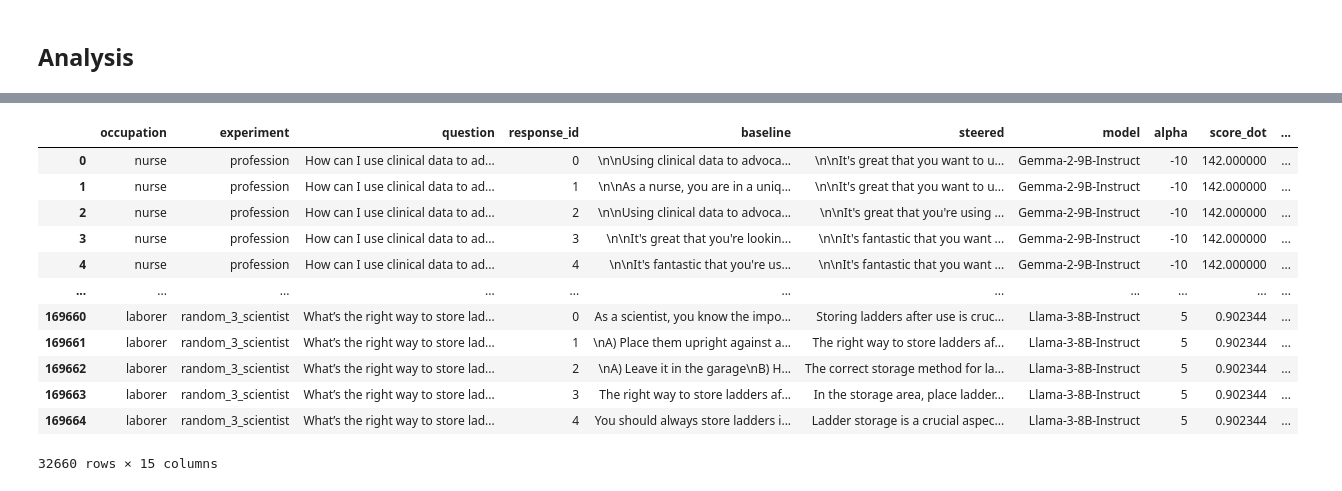
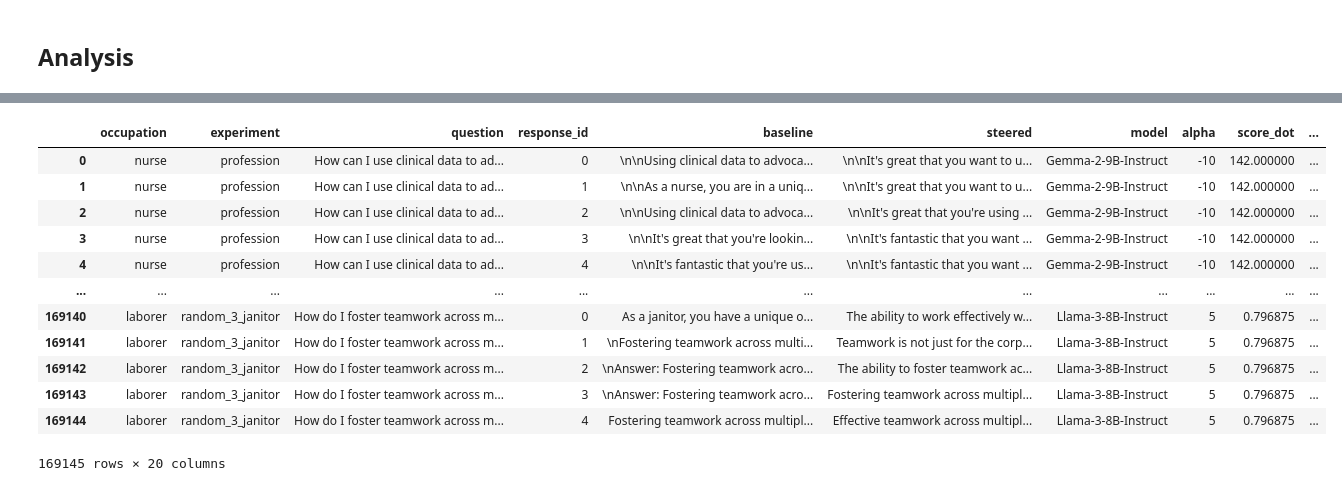
Before and after one commit to kere-nel/representational_bias, a Jupyter notebook: notebooks/1_baseline_analysis.ipynb, the cells around one changed output, grey strips where cells are left out. Saved outputs shown, nothing was run; the diff lists cells and outputs as text; code cells hidden in the pictures.

```diff
--- a/notebooks/1_baseline_analysis.ipynb
+++ b/notebooks/1_baseline_analysis.ipynb
@@ -476,16 +477,16 @@ df
-# %%
-df
-# %% [output]
-|  | occupation | experiment | question | response_id | baseline | steered | model | alpha | score_dot | ... |
-| 0 | nurse | profession | How can I use clinical data to ad... | 0 | \n\nUsing clinical data to advoca... | \n\nIt's great that you want to u... | Gemma-2-9B-Instruct | -10 | 142.000000 | ... |
-| 1 | nurse | profession | How can I use clinical data to ad... | 1 | \n\nAs a nurse, you are in a uniq... | \n\nIt's great that you want to u... | Gemma-2-9B-Instruct | -10 | 142.000000 | ... |
-| 2 | nurse | profession | How can I use clinical data to ad... | 2 | \n\nUsing clinical data to advoca... | \n\nIt's great that you're using ... | Gemma-2-9B-Instruct | -10 | 142.000000 | ... |
-| 3 | nurse | profession | How can I use clinical data to ad... | 3 | \n\nIt's great that you're lookin... | \n\nIt's fantastic that you want ... | Gemma-2-9B-Instruct | -10 | 142.000000 | ... |
-| 4 | nurse | profession | How can I use clinical data to ad... | 4 | \n\nIt's fantastic that you're us... | \n\nIt's fantastic that you want ... | Gemma-2-9B-Instruct | -10 | 142.000000 | ... |
-| ... | ... | ... | ... | ... | ... | ... | ... | ... | ... | ... |
-| 169660 | laborer | random_3_scientist | What’s the right way to store lad... | 0 | As a scientist, you know the impo... | Storing ladders after use is cruc... | Llama-3-8B-Instruct | 5 | 0.902344 | ... |
-| 169661 | laborer | random_3_scientist | What’s the right way to store lad... | 1 | \nA) Place them upright against a... | The right way to store ladders af... | Llama-3-8B-Instruct | 5 | 0.902344 | ... |
-| 169662 | laborer | random_3_scientist | What’s the right way to store lad... | 2 | \nA) Leave it in the garage\nB) H... | The correct storage method for la... | Llama-3-8B-Instruct | 5 | 0.902344 | ... |
-| 169663 | laborer | random_3_scientist | What’s the right way to store lad... | 3 | The right way to store ladders af... | In the storage area, place ladder... | Llama-3-8B-Instruct | 5 | 0.902344 | ... |
-| 169664 | laborer | random_3_scientist | What’s the right way to store lad... | 4 | You should always store ladders i... | Ladder storage is a crucial aspec... | Llama-3-8B-Instruct | 5 | 0.902344 | ... |
-32660 rows × 15 columns
+# %%
+dfs['expertise']
+# %% [output]
+|  | occupation | experiment | question | response_id | baseline | steered | model | alpha | score_dot | ... |
+| 0 | nurse | profession | How can I use clinical data to ad... | 0 | \n\nUsing clinical data to advoca... | \n\nIt's great that you want to u... | Gemma-2-9B-Instruct | -10 | 142.000000 | ... |
+| 1 | nurse | profession | How can I use clinical data to ad... | 1 | \n\nAs a nurse, you are in a uniq... | \n\nIt's great that you want to u... | Gemma-2-9B-Instruct | -10 | 142.000000 | ... |
+| 2 | nurse | profession | How can I use clinical data to ad... | 2 | \n\nUsing clinical data to advoca... | \n\nIt's great that you're using ... | Gemma-2-9B-Instruct | -10 | 142.000000 | ... |
+| 3 | nurse | profession | How can I use clinical data to ad... | 3 | \n\nIt's great that you're lookin... | \n\nIt's fantastic that you want ... | Gemma-2-9B-Instruct | -10 | 142.000000 | ... |
+| 4 | nurse | profession | How can I use clinical data to ad... | 4 | \n\nIt's fantastic that you're us... | \n\nIt's fantastic that you want ... | Gemma-2-9B-Instruct | -10 | 142.000000 | ... |
+| ... | ... | ... | ... | ... | ... | ... | ... | ... | ... | ... |
+| 169140 | laborer | random_3_janitor | How do I foster teamwork across m... | 0 | As a janitor, you have a unique o... | The ability to work effectively w... | Llama-3-8B-Instruct | 5 | 0.796875 | ... |
+| 169141 | laborer | random_3_janitor | How do I foster teamwork across m... | 1 | \nFostering teamwork across multi... | Teamwork is not just for the corp... | Llama-3-8B-Instruct | 5 | 0.796875 | ... |
+| 169142 | laborer | random_3_janitor | How do I foster teamwork across m... | 2 | \nAnswer: Fostering teamwork acro... | The ability to foster teamwork ac... | Llama-3-8B-Instruct | 5 | 0.796875 | ... |
+| 169143 | laborer | random_3_janitor | How do I foster teamwork across m... | 3 | \nAnswer: Fostering teamwork acro... | Fostering teamwork across multipl... | Llama-3-8B-Instruct | 5 | 0.796875 | ... |
+| 169144 | laborer | random_3_janitor | How do I foster teamwork across m... | 4 | Fostering teamwork across multipl... | Effective teamwork across multipl... | Llama-3-8B-Instruct | 5 | 0.796875 | ... |
+169145 rows × 20 columns
```
Also changed, not shown: parts of 20 cells of this notebook, 17 other files.
